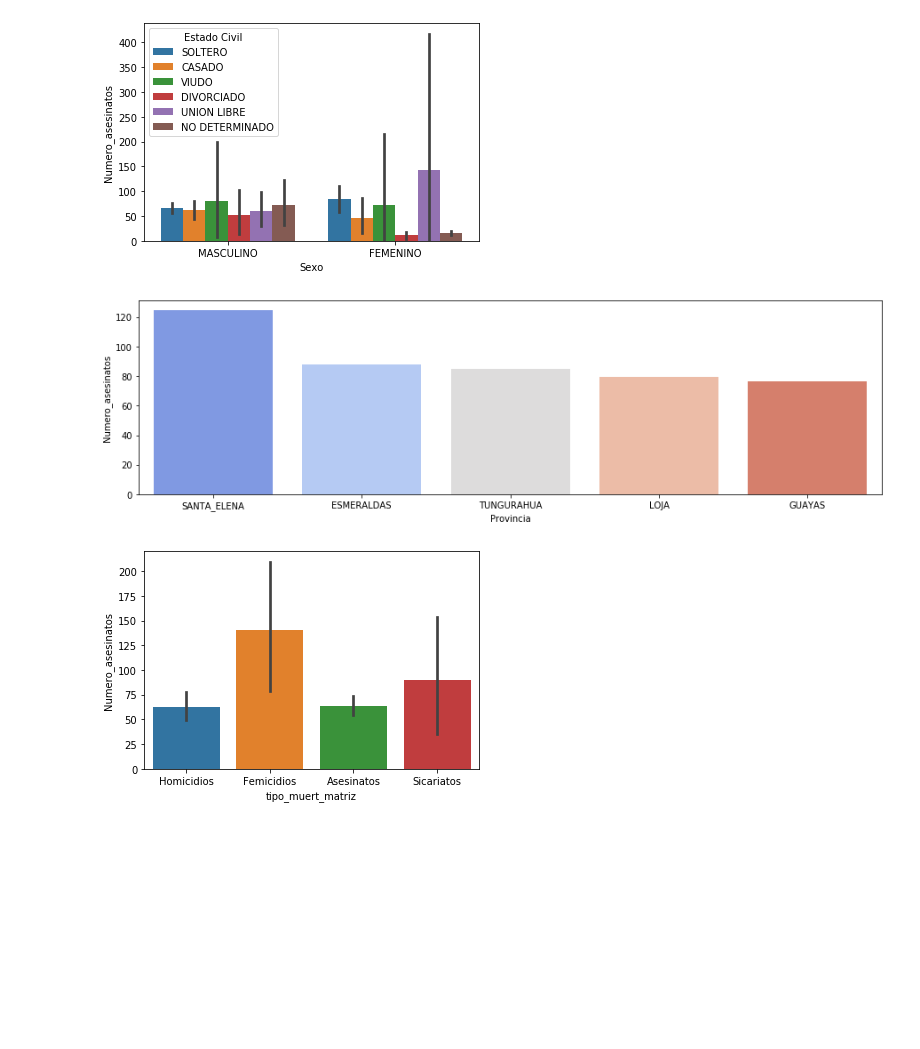
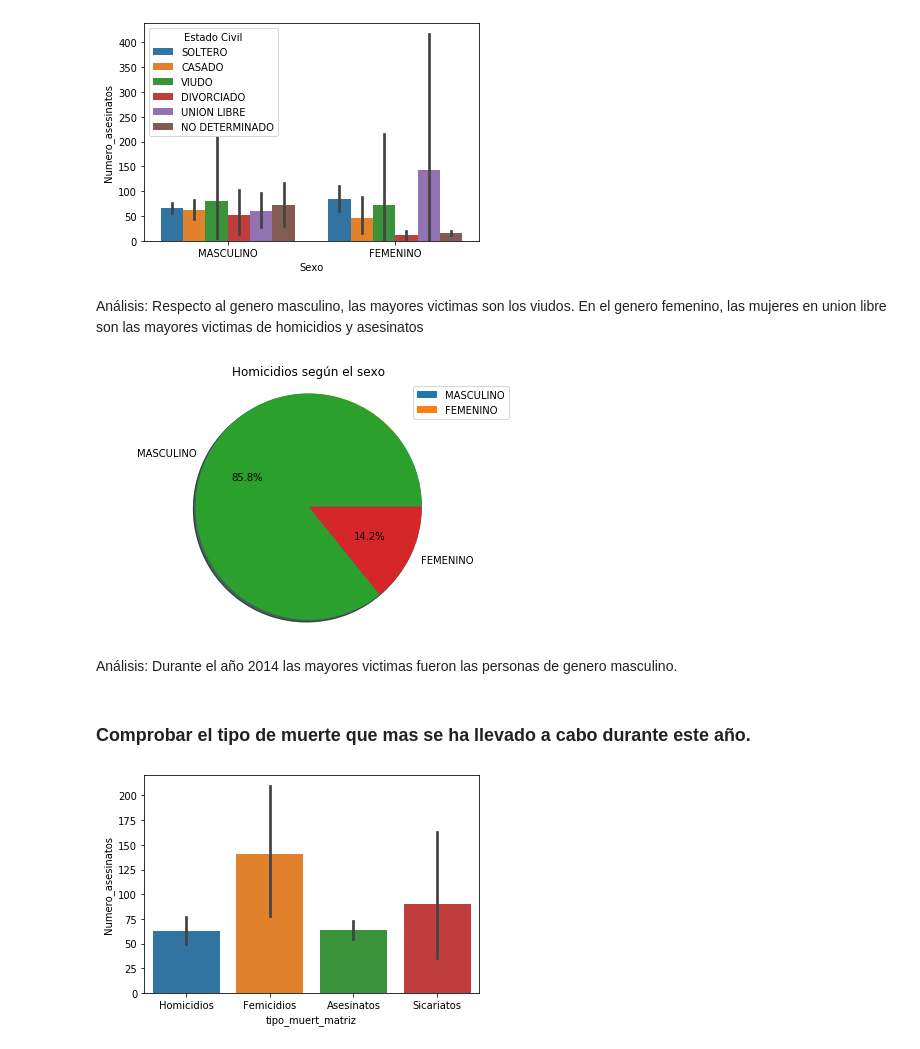
Before and after one commit to 2019-B-GR1-Python/py-yanez-aguiar-angel-daniel, a Jupyter notebook: 06-proyecto/proyecto.ipynb, the cells around one changed output. Saved outputs shown, nothing was run; the diff lists cells and outputs as text; code cells hidden in the pictures; blank space fills up the shorter version.

```diff
--- a/06-proyecto/proyecto.ipynb
+++ b/06-proyecto/proyecto.ipynb
@@ -11,12 +50,32 @@ lista = pd.read_csv(path, sep=';')
 p = sns.barplot(x='Sexo', y='Numero_asesinatos', hue='Estado Civil', data=lista)
 # %% [output]
 [figure]
-# %%
-data_suicide_mean = lista['Numero_asesinatos'].groupby(lista.Provincia).mean().sort_values(ascending=False)
-f,ax = plt.subplots(1,1,figsize=(15,4))
-ax = sns.barplot(data_suicide_mean.head(5).index,data_suicide_mean.head(5),palette='coolwarm')
-# %% [output]
-[figure, removed]
+# %% [markdown]
+Análisis: Respecto al genero masculino, las mayores victimas son los viudos. En el genero femenino, las mujeres en union libre son las mayores victimas de homicidios y asesinatos
+# %%
+serie_homicidios_sexo=lista.Sexo.value_counts()
+total_homicidios=lista.shape[0]
+porcentaje_hombres=(serie_homicidios_sexo["MASCULINO"]/total_homicidios)*100
+porcentaje_mujeres=(serie_homicidios_sexo["FEMENINO"]/total_homicidios)*100
+patches,texts=plt.pie(serie_homicidios_sexo,shadow=True,startangle=90)
+plt.pie(serie_homicidios_sexo,shadow=True,labels=serie_homicidios_sexo.index,autopct='%1.1f%%')
+plt.legend(patches,serie_homicidios_sexo.index,loc="best")
+plt.axis("equal")
+plt.title("Homicidios según el sexo")
+plt.tight_layout()
+numero_homicidios_hombres=serie_homicidios_sexo['MASCULINO']
+numero_homicidios_mujeres=serie_homicidios_sexo['FEMENINO']
+#print(f"Número de homicidios a hombres: {numero_homicidios_hombres}")
+#print(f"Porcentaje de homicidios a hombres: {porcentaje_hombres}%")
+#print(f"Número de homicidios a mujeres: {numero_homicidios_mujeres}")
+#print(f"Porcentaje homicidios a mujeres: {porcentaje_mujeres}%")
+plt.show()
+# %% [output]
+[figure, added]
+# %% [markdown]
+Análisis: Durante el año 2014 las mayores victimas fueron las personas de genero masculino.
+# %% [markdown]
+### Comprobar el tipo de muerte que mas se ha llevado a cabo durante este año.
 # %%
 p = sns.barplot(x='tipo_muert_matriz', y='Numero_asesinatos', data=lista)
 # %% [output]
```
Also changed, not shown: parts of 22 cells of this notebook, 5 other files.
